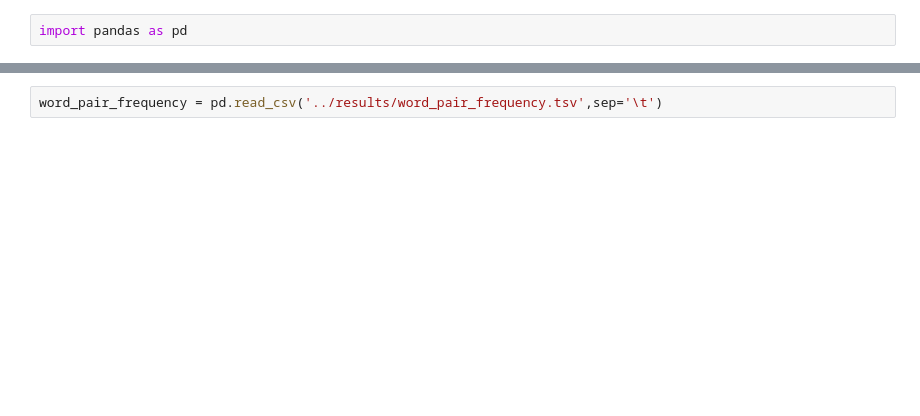
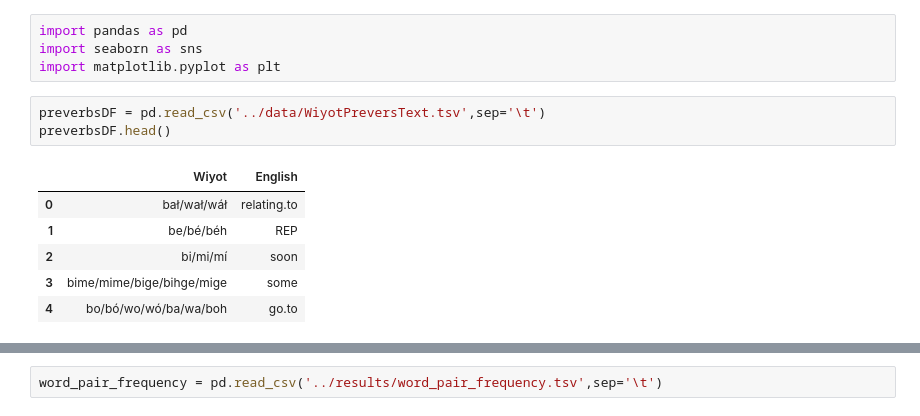
Before and after one commit to rodriguezmDNA/wiyot, a Jupyter notebook: notebooks/WordPairs_Viz.ipynb, the cells around one changed output, grey strips where cells are left out. Drawn from its saved outputs; the diff is of its cells as text; blank space fills up the shorter version.

```diff
--- a/notebooks/WordPairs_Viz.ipynb
+++ b/notebooks/WordPairs_Viz.ipynb
@@ -1,2 +1,14 @@
 # %%
 import pandas as pd
+import seaborn as sns
+import matplotlib.pyplot as plt
+# %%
+preverbsDF = pd.read_csv('../data/WiyotPreversText.tsv',sep='\t')
+preverbsDF.head()
+# %% [output]
+|  | Wiyot | English |
+| 0 | bał/wał/wáł | relating.to |
+| 1 | be/bé/béh | REP |
+| 2 | bi/mi/mí | soon |
+| 3 | bime/mime/bige/bihge/mige | some |
+| 4 | bo/bó/wo/wó/ba/wa/boh | go.to |
```
Also changed, not shown: parts of 21 cells of this notebook, 14 other files.
